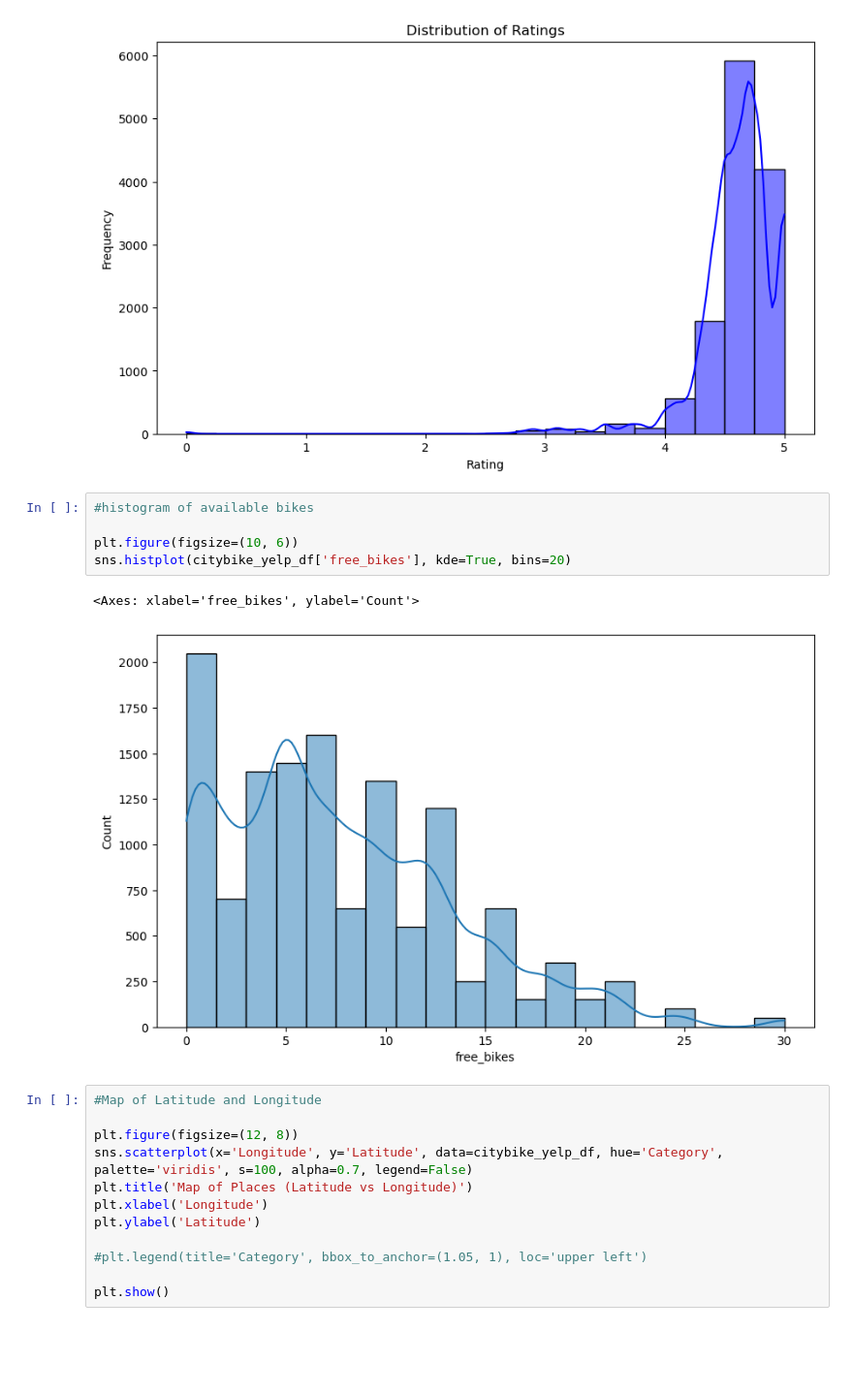
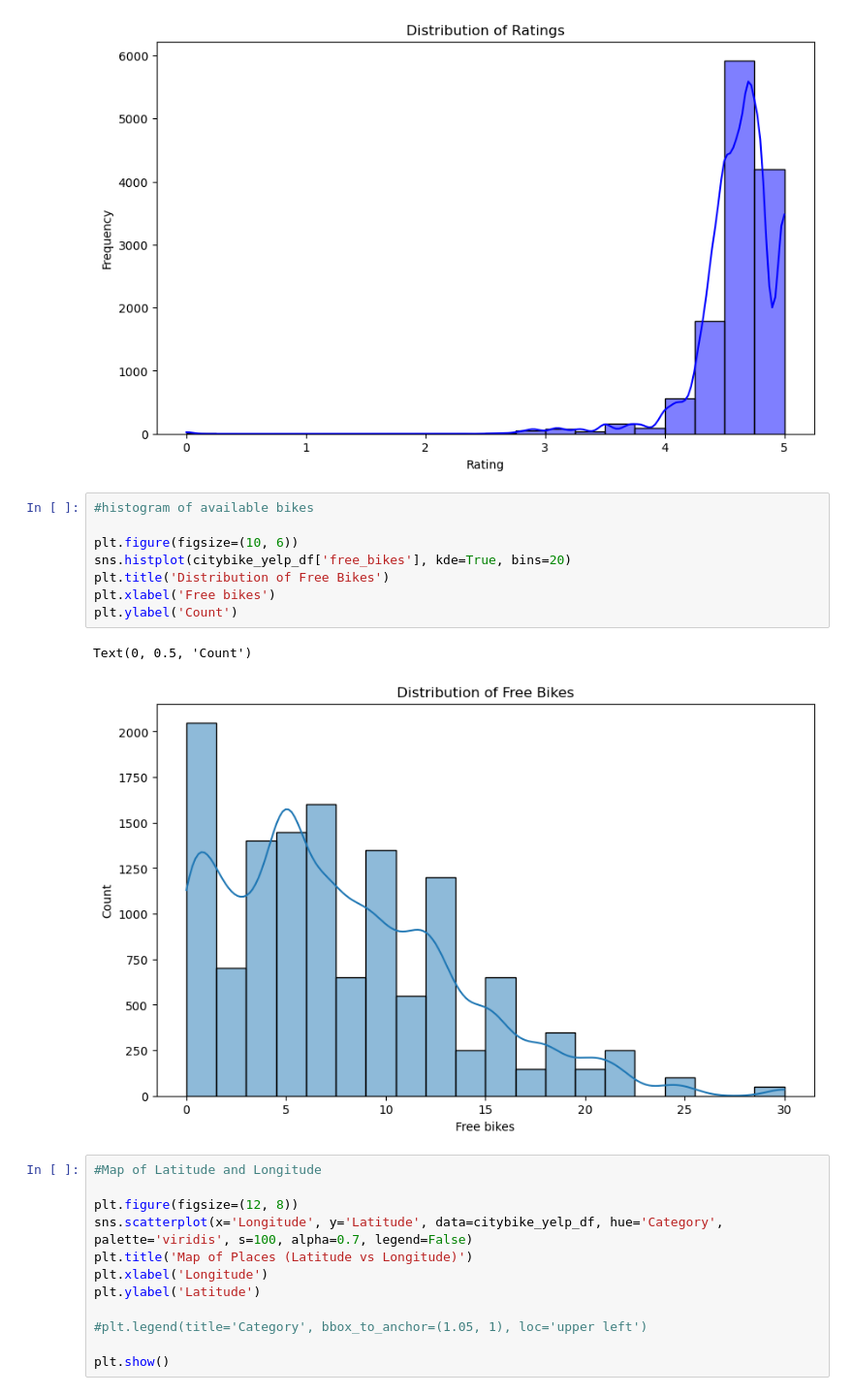
Before and after one commit to AlinaTendler/LHL-Project-2-Statistical-Modelling-with-Python, a Jupyter notebook: notebooks/3_joining_data.ipynb, the cells around one changed output. Shown: that part at 97% size. Cells and saved outputs as stored; diff of their text form; blank space fills up the shorter version.

```diff
--- a/notebooks/3_joining_data.ipynb
+++ b/notebooks/3_joining_data.ipynb
@@ -43,11 +43,14 @@ Text(0, 0.5, 'Frequency')
 # %%
 #histogram of available bikes
 
 plt.figure(figsize=(10, 6))
 sns.histplot(citybike_yelp_df['free_bikes'], kde=True, bins=20)
+plt.title('Distribution of Free Bikes')
+plt.xlabel('Free bikes')
+plt.ylabel('Count')
 # %% [output]
-<Axes: xlabel='free_bikes', ylabel='Count'>
+Text(0, 0.5, 'Count')
-[figure, old version]
+[figure, new version]
 # %%
 #Map of Latitude and Longitude
 
```
